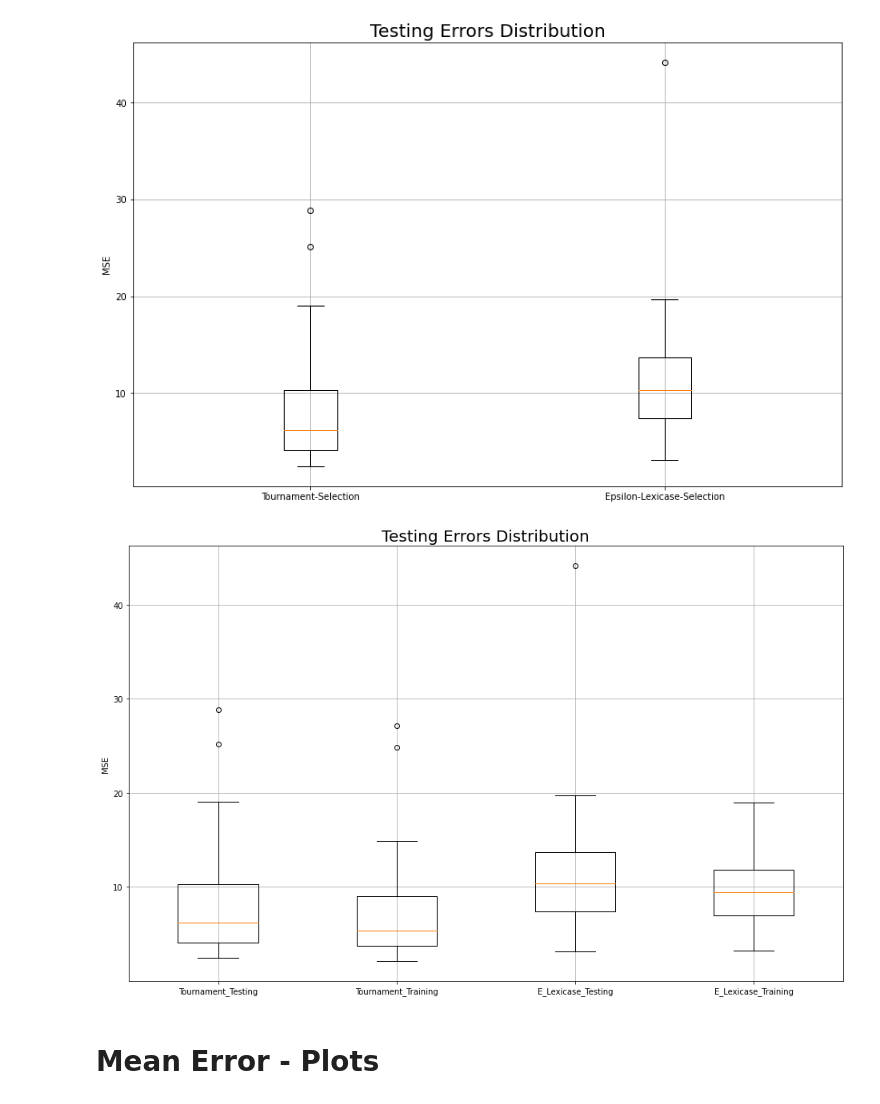
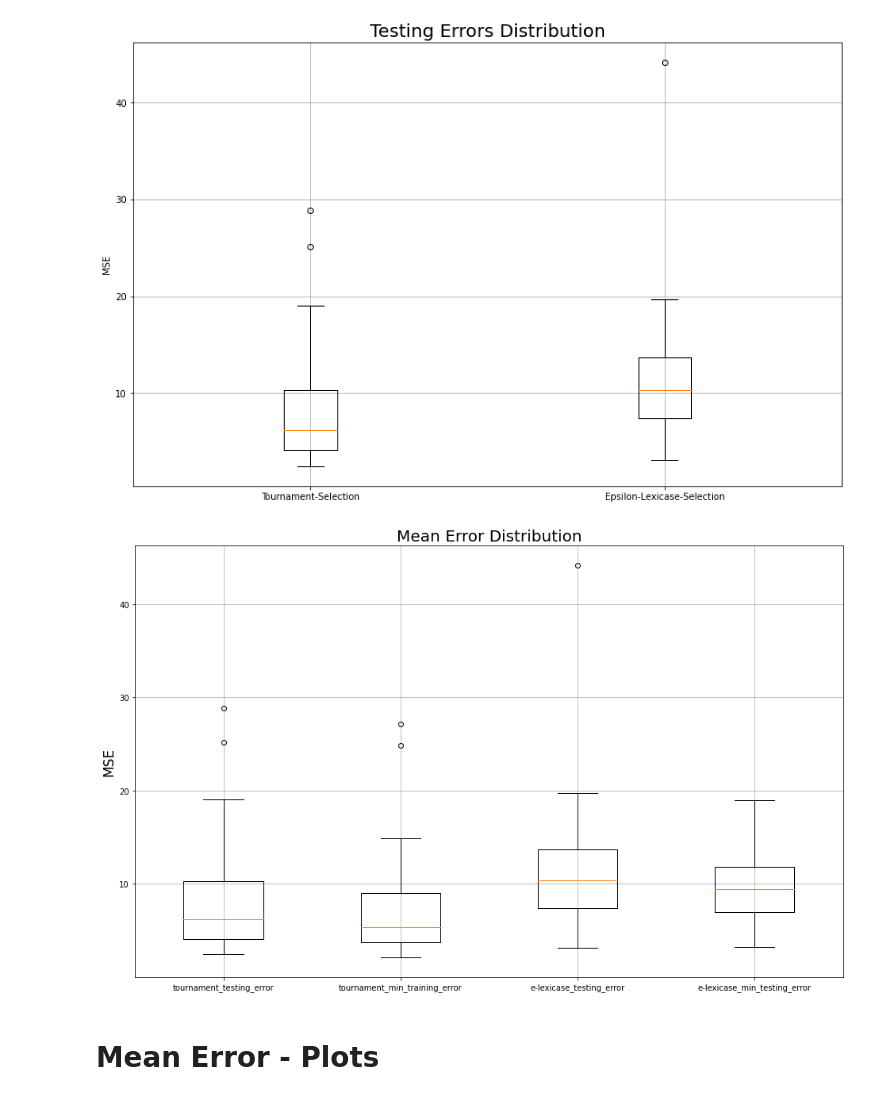
Before and after one commit to roman91DE/Analyzing-the-influence-of-Selection-on-Genetic-Programming, a Jupyter notebook: src/statistics.ipynb, the cells around one changed output. Saved outputs shown, nothing was run; the diff lists cells and outputs as text; code cells hidden in the pictures.

```diff
--- a/src/statistics.ipynb
+++ b/src/statistics.ipynb
@@ -278,18 +278,21 @@ def is_normal_distr(vals: List[float], name: str, alpha:float=0.05) -> str:
     returns results as csv string:
         <sample,statistic,p-value,alpha,normal_distributed>
 
+    If P-Value < alpha: Reject Null Hypothesis ("is not normal distibuted")
     """
     statistic, pval = normaltest(vals)
-    return f"{name},{statistic},{pval},{alpha},{pval >= alpha}\n"
+    return f"{name},{statistic},{pval},{alpha},{not(pval<alpha)}\n"
 
 
 csv_str = (
     "sample,statistic,p-value,alpha,normal_distributed\n" +
-    is_normal_distr(tournament_elite_training_errors, "Tournament - Training Errors") +
-    is_normal_distr(elexicase_elite_training_errors, "E-Lexicase - Training Errors") +
-    is_normal_distr(tournament_elite_testing_errors, "Tournament - Testing Errors") +
-    is_normal_distr(elexicase_elite_testing_errors, "E-Lexicase - Testing Errors")
+    is_normal_distr(tournament_elite_training_errors, "tournament_min_training_error") +
+    is_normal_distr(elexicase_elite_training_errors, "e-lexicase_min_testing_error") +
+    is_normal_distr(tournament_elite_testing_errors, "tournament_testing_error") +
+    is_normal_distr(elexicase_elite_testing_errors, "e-lexicase_testing_error")
 )
+
+
 
 print(csv_str)
 
@@ -438,7 +441,8 @@ def save_as_boxplots(
     sample_a: List[float],
     sample_b: List[float],
     title: str,
-    a_label:str, b_label: str, filename: str) -> None:
+    a_label:str, b_label: str, filename: str,
+) -> None:
 
     PATH = f"../docs/rmd/plots/{filename}.png"
 
@@ -464,7 +468,8 @@ def save_as_boxplots_all(
     sample_d: List[float],
     title: str,
     a_label:str, b_label: str, c_label:str,d_label: str,
-    filename: str
+    filename: str,
+    alpha_val=1
 ) -> None:
 
     PATH = f"../docs/rmd/plots/{filename}.png"
@@ -472,7 +477,7 @@ def save_as_boxplots_all(
     fig, ax = plt.subplots()
     fig.set_size_inches(*FIGSIZE_INCHES_LARGE)
 
-    plt.grid(visible=True, axis='both')
+    plt.grid(visible=True, axis='both', alpha=alpha_val)
 
     ax.boxplot(
         x = [sample_a, sample_b, sample_c, sample_d],
@@ -480,7 +485,7 @@ def save_as_boxplots_all(
     )
 
     ax.set_title(title, fontsize=TITLE_FONT_SIZE_LARGE)
-    ax.set_ylabel("MSE")
+    ax.set_ylabel("MSE", fontsize=TITLE_FONT_SIZE)
     plt.savefig(PATH)
     plt.show()
 # %%
@@ -522,18 +527,18 @@ The distribution underlying sample_a is NOT the same as the distribution underly
 # %%
 save_as_boxplots_all(
     sample_a=tournament_elite_testing_errors,
     sample_b=tournament_elite_training_errors,
     sample_c=elexicase_elite_testing_errors,
     sample_d=elexicase_elite_training_errors,
-    title="Testing Errors Distribution",
-    a_label="Tournament_Testing",
-    b_label="Tournament_Training",
-    c_label="E_Lexicase_Testing",
-    d_label="E_Lexicase_Training",
-    filename="mean_error_boxplot_all"
+    title="Mean Error Distribution",
+    a_label="tournament_testing_error",
+    b_label="tournament_min_training_error",
+    c_label="e-lexicase_testing_error",
+    d_label="e-lexicase_min_testing_error",
+    filename="mean_error_boxplot_all",
 )
 # %% [output]
-[figure, old version]
+[figure, new version]
 # %%
 # testing error gap
 
```
Also changed, not shown: parts of 1 cell of this notebook, 2 other files.
